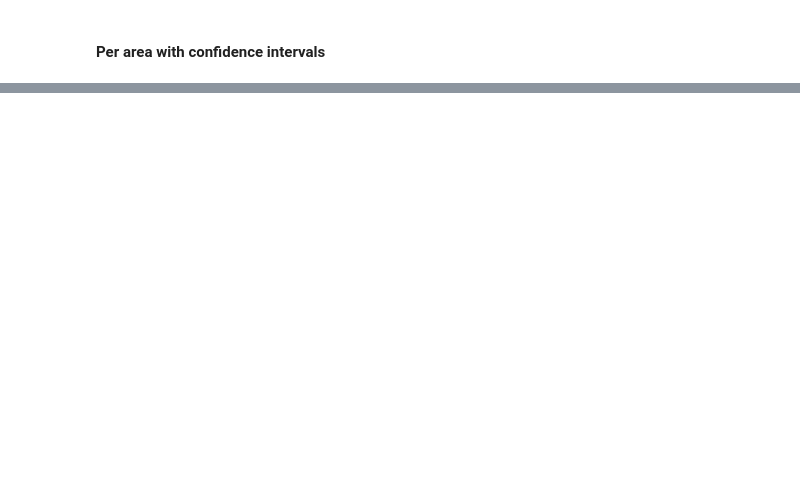
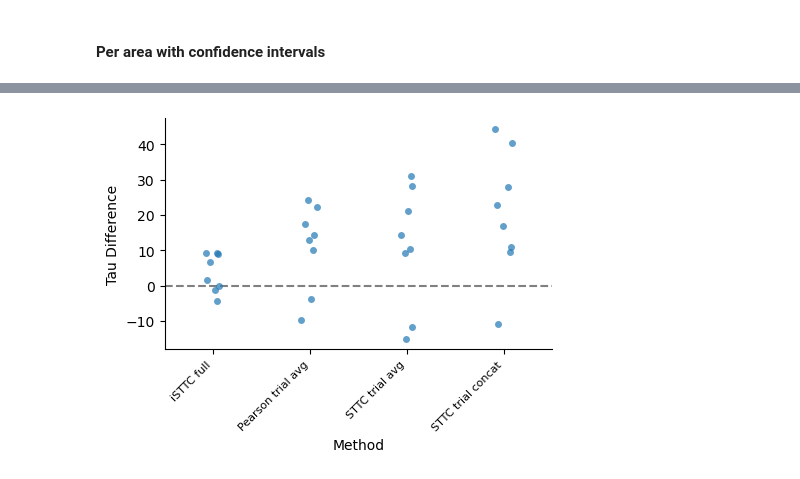
Before and after one commit to iinnpp/isttc, a Jupyter notebook: notebooks/mice/calculate_and_plot_tau_per_area.ipynb, the cells around one changed output, grey strips where cells are left out. Drawn from its saved outputs; the diff is of its cells as text; code cells hidden in the pictures; blank space fills up the shorter version.

```diff
--- a/notebooks/mice/calculate_and_plot_tau_per_area.ipynb
+++ b/notebooks/mice/calculate_and_plot_tau_per_area.ipynb
@@ -519,0 +520,21 @@ if save_fig:
+# %%
+fig, axes = plt.subplots(1, 1, figsize=(5, 3), sharey=False)
+
+sns.stripplot(data=diff_long, x='method', y='tau_diff', jitter=True, alpha=0.7, ax=axes)
+axes.axhline(0, color='gray', linestyle='--')
+
+axes.set_ylabel('Tau Difference')
+axes.set_xlabel('Method')
+#axes.set_xticklabels(rotation=45, ha='right', fontsize=8)
+
+axes.set_xticks(['isttc_full', 'pearsonr_trial_avg','sttc_trial_avg', 'sttc_trial_concat'])
+axes.set_xticklabels(['iSTTC full', 'Pearson trial avg', 'STTC trial avg', 'STTC trial concat'],
+                   rotation=45, ha='right', fontsize=8)
+
+sns.despine(ax=axes)
+
+if save_fig:
+    fig.savefig(fig_folder + 'tau_per_area_5methods_stripplot_diff.png', bbox_inches='tight', dpi=300)
+    fig.savefig(fig_folder + 'tau_per_area_5methods_stripplot_diff.svg', bbox_inches='tight')
+# %% [output]
+[figure, added]
```
Also changed, not shown: parts of 34 cells of this notebook, 7 other files.
